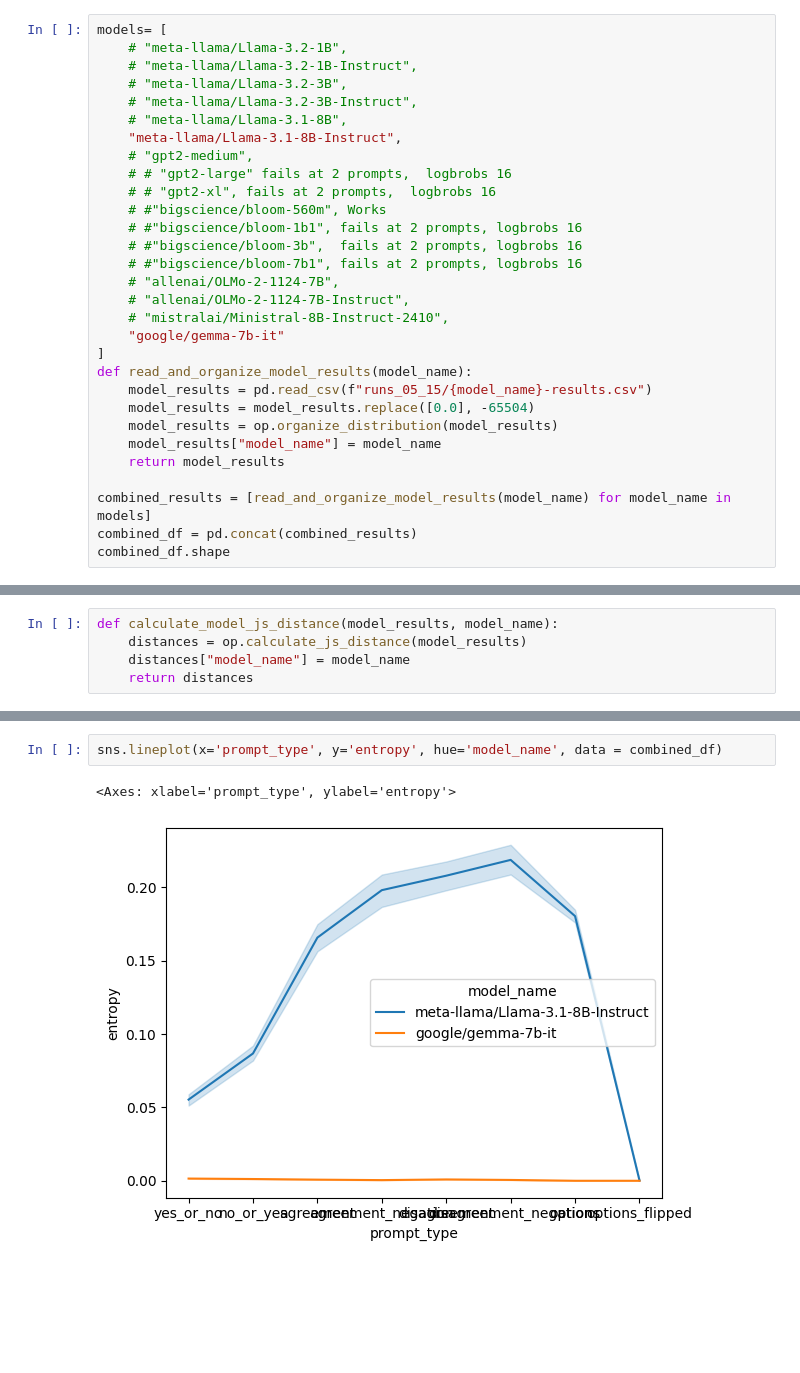
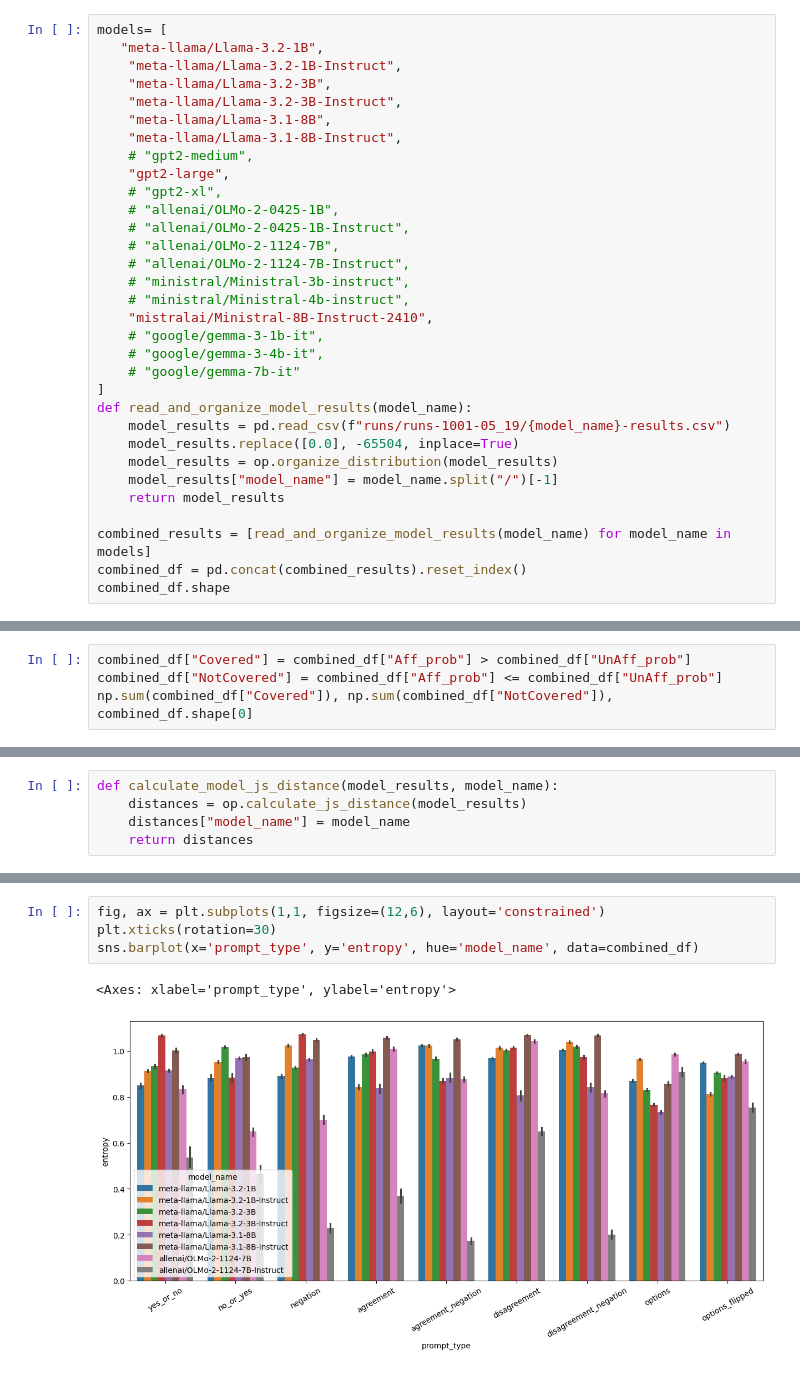
Before and after one commit to bwaldon/llms-legal-interp, a Jupyter notebook: models_distances_and_entropy.ipynb, the cells around one changed output, grey strips where cells are left out. Saved outputs shown, nothing was run; the diff lists cells and outputs as text; blank space fills up the shorter version.

```diff
--- a/models_distances_and_entropy.ipynb
+++ b/models_distances_and_entropy.ipynb
@@ -9,32 +9,34 @@ from functools import reduce
 import prompts
 # %%
 models= [
-    # "meta-llama/Llama-3.2-1B",
-    # "meta-llama/Llama-3.2-1B-Instruct",
-    # "meta-llama/Llama-3.2-3B",
-    # "meta-llama/Llama-3.2-3B-Instruct",
-    # "meta-llama/Llama-3.1-8B",
+   "meta-llama/Llama-3.2-1B",
+    "meta-llama/Llama-3.2-1B-Instruct",
+    "meta-llama/Llama-3.2-3B",
+    "meta-llama/Llama-3.2-3B-Instruct",
+    "meta-llama/Llama-3.1-8B",
     "meta-llama/Llama-3.1-8B-Instruct",
     # "gpt2-medium",
-    # # "gpt2-large" fails at 2 prompts,  logbrobs 16
-    # # "gpt2-xl", fails at 2 prompts,  logbrobs 16
-    # #"bigscience/bloom-560m", Works
-    # #"bigscience/bloom-1b1", fails at 2 prompts, logbrobs 16
-    # #"bigscience/bloom-3b",  fails at 2 prompts, logbrobs 16
-    # #"bigscience/bloom-7b1", fails at 2 prompts, logbrobs 16
+    "gpt2-large",
+    # "gpt2-xl",
+    # "allenai/OLMo-2-0425-1B",
+    # "allenai/OLMo-2-0425-1B-Instruct",
     # "allenai/OLMo-2-1124-7B",
     # "allenai/OLMo-2-1124-7B-Instruct",
-    # "mistralai/Ministral-8B-Instruct-2410",
-    "google/gemma-7b-it"
+    # "ministral/Ministral-3b-instruct",
+    # "ministral/Ministral-4b-instruct",
+    "mistralai/Ministral-8B-Instruct-2410",
+    # "google/gemma-3-1b-it",
+    # "google/gemma-3-4b-it",
+    # "google/gemma-7b-it"
 ]
 def read_and_organize_model_results(model_name):
-    model_results = pd.read_csv(f"runs_05_15/{model_name}-results.csv")
-    model_results = model_results.replace([0.0], -65504)
+    model_results = pd.read_csv(f"runs/runs-1001-05_19/{model_name}-results.csv")
+    model_results.replace([0.0], -65504, inplace=True)
     model_results = op.organize_distribution(model_results)
-    model_results["model_name"] = model_name
+    model_results["model_name"] = model_name.split("/")[-1]
     return model_results
 
 combined_results = [read_and_organize_model_results(model_name) for model_name in models]
-combined_df = pd.concat(combined_results)
+combined_df = pd.concat(combined_results).reset_index()
 combined_df.shape
 # %% [output]
@@ -41,0 +50,4 @@ combined_df.shape
+# %%
+combined_df["Covered"] = combined_df["Aff_prob"] > combined_df["UnAff_prob"]
+combined_df["NotCovered"] = combined_df["Aff_prob"] <= combined_df["UnAff_prob"]
+np.sum(combined_df["Covered"]), np.sum(combined_df["NotCovered"]), combined_df.shape[0]
@@ -90,5 +415,7 @@ sns.stripplot(x=('js_dist', 'mean'), y = 'title', hue='model_name', data=dist_fo
 # %%
-sns.lineplot(x='prompt_type', y='entropy', hue='model_name', data = combined_df)
+fig, ax = plt.subplots(1,1, figsize=(12,6), layout='constrained')
+plt.xticks(rotation=30)
+sns.barplot(x='prompt_type', y='entropy', hue='model_name', data=combined_df)
 # %% [output]
 <Axes: xlabel='prompt_type', ylabel='entropy'>
-[figure, old version]
+[figure, new version]
```
Also changed, not shown: parts of 50 cells of this notebook, 38 other files.
